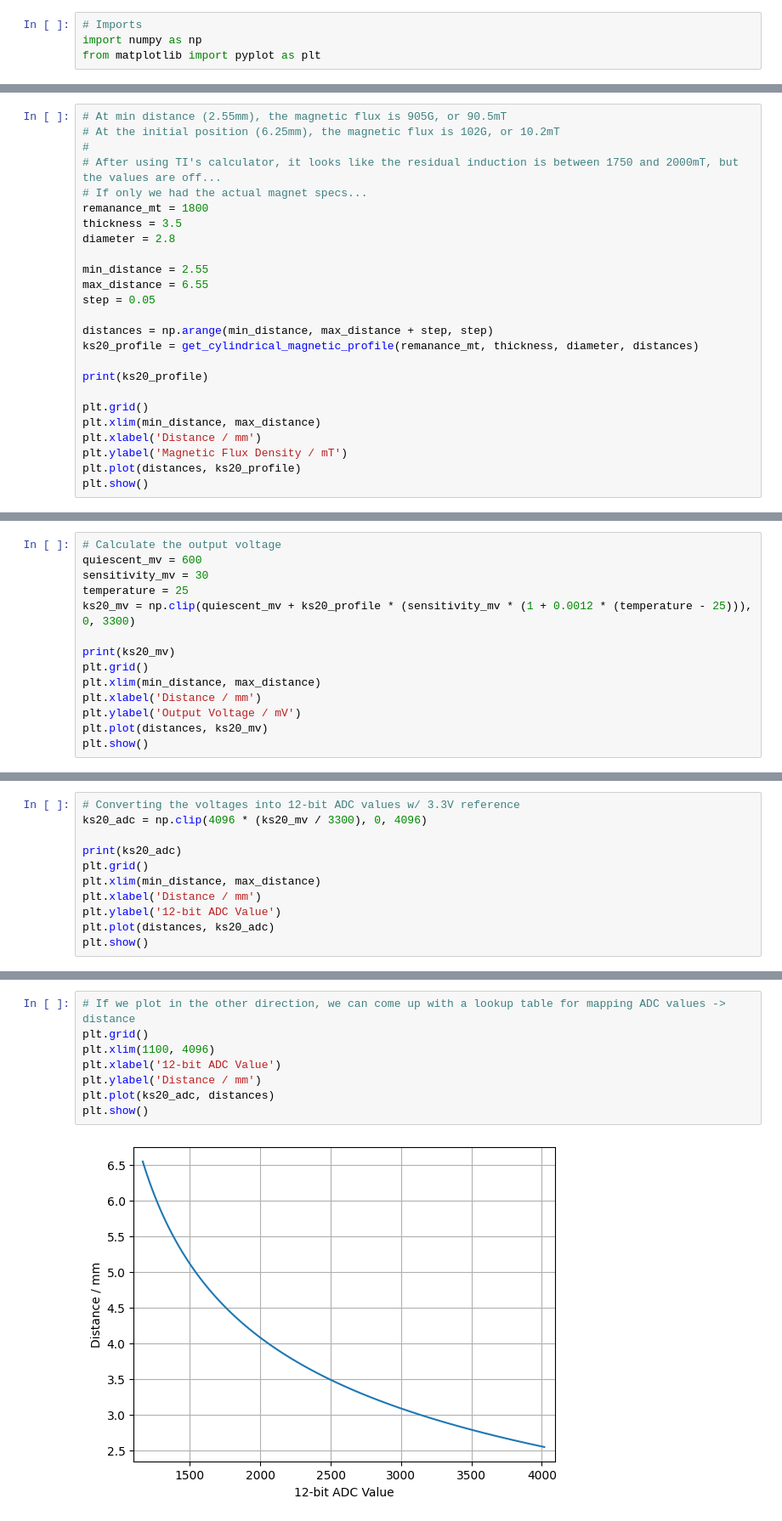
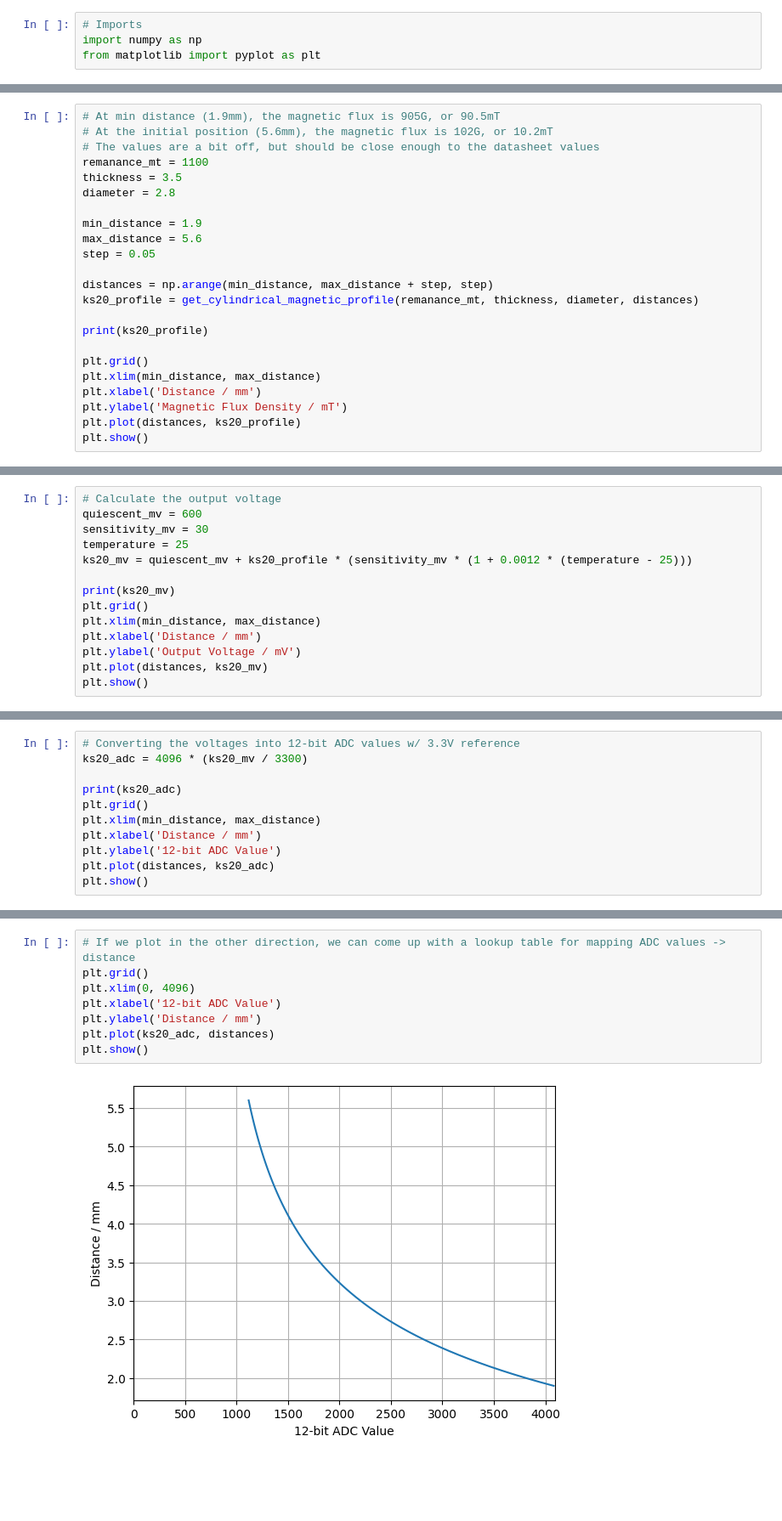
Before and after one commit to Ace4896/cloverpad-hardware, a Jupyter notebook: docs/notebooks/magnet-distance.ipynb, the cells around one changed output, grey strips where cells are left out. Shown: that part at 85% size. Cells and saved outputs as stored; diff of their text form; blank space fills up the shorter version.

Commit message:
fix: another way of interpreting the ks-20 datasheet
this gives a profile that is closer to that of the datasheet.

```diff
--- a/docs/notebooks/magnet-distance.ipynb
+++ b/docs/notebooks/magnet-distance.ipynb
@@ -124,16 +123,14 @@ plt.show()
   - Initial Position: 0.3mm from top of switch
 # %%
-# At min distance (2.55mm), the magnetic flux is 905G, or 90.5mT
-# At the initial position (6.25mm), the magnetic flux is 102G, or 10.2mT
-#
-# After using TI's calculator, it looks like the residual induction is between 1750 and 2000mT, but the values are off...
-# If only we had the actual magnet specs...
-remanance_mt = 1800
+# At min distance (1.9mm), the magnetic flux is 905G, or 90.5mT
+# At the initial position (5.6mm), the magnetic flux is 102G, or 10.2mT
+# The values are a bit off, but should be close enough to the datasheet values
+remanance_mt = 1100
 thickness = 3.5
 diameter = 2.8
 
-min_distance = 2.55
-max_distance = 6.55
+min_distance = 1.9
+max_distance = 5.6
 step = 0.05
 
 distances = np.arange(min_distance, max_distance + step, step)
@@ -196,7 +191,7 @@ plt.show()
 quiescent_mv = 600
 sensitivity_mv = 30
 temperature = 25
-ks20_mv = np.clip(quiescent_mv + ks20_profile * (sensitivity_mv * (1 + 0.0012 * (temperature - 25))), 0, 3300)
+ks20_mv = quiescent_mv + ks20_profile * (sensitivity_mv * (1 + 0.0012 * (temperature - 25)))
 
 print(ks20_mv)
 plt.grid()
@@ -227,6 +220,6 @@ plt.show()
 # %%
 # Converting the voltages into 12-bit ADC values w/ 3.3V reference
-ks20_adc = np.clip(4096 * (ks20_mv / 3300), 0, 4096)
+ks20_adc = 4096 * (ks20_mv / 3300)
 
 print(ks20_adc)
 plt.grid()
@@ -257,13 +248,13 @@ plt.show()
 # %%
 # If we plot in the other direction, we can come up with a lookup table for mapping ADC values -> distance
 plt.grid()
-plt.xlim(1100, 4096)
+plt.xlim(0, 4096)
 plt.xlabel('12-bit ADC Value')
 plt.ylabel('Distance / mm')
 plt.plot(ks20_adc, distances)
 plt.show()
 # %% [output]
-[figure, old version]
+[figure, new version]
 # %%
 # An exponential function can be used for curve fitting
 from scipy.optimize import curve_fit
```
Also changed, not shown: parts of 8 cells of this notebook.
